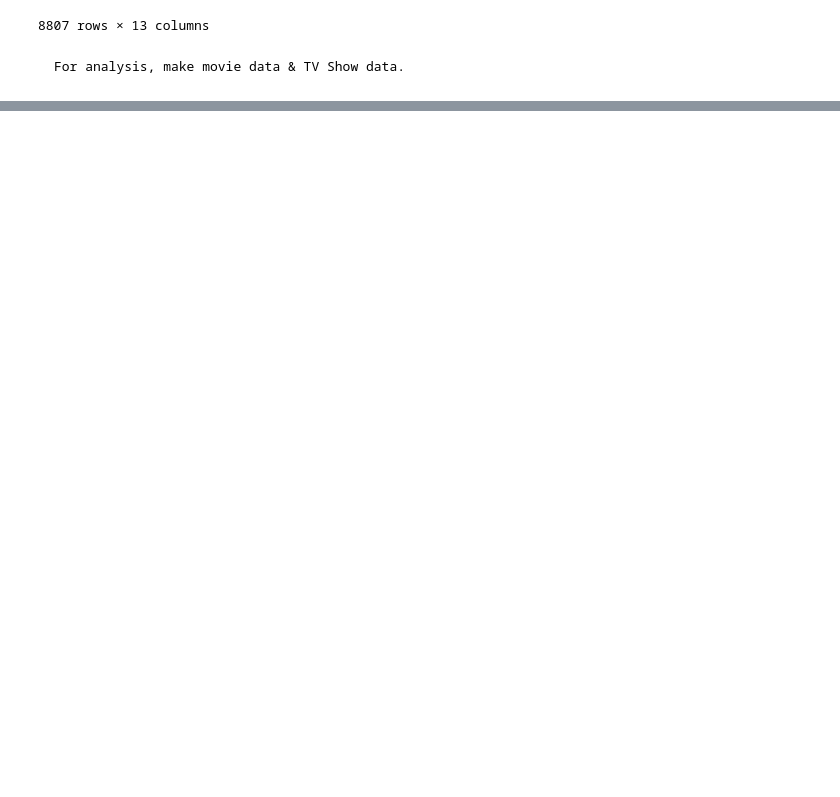
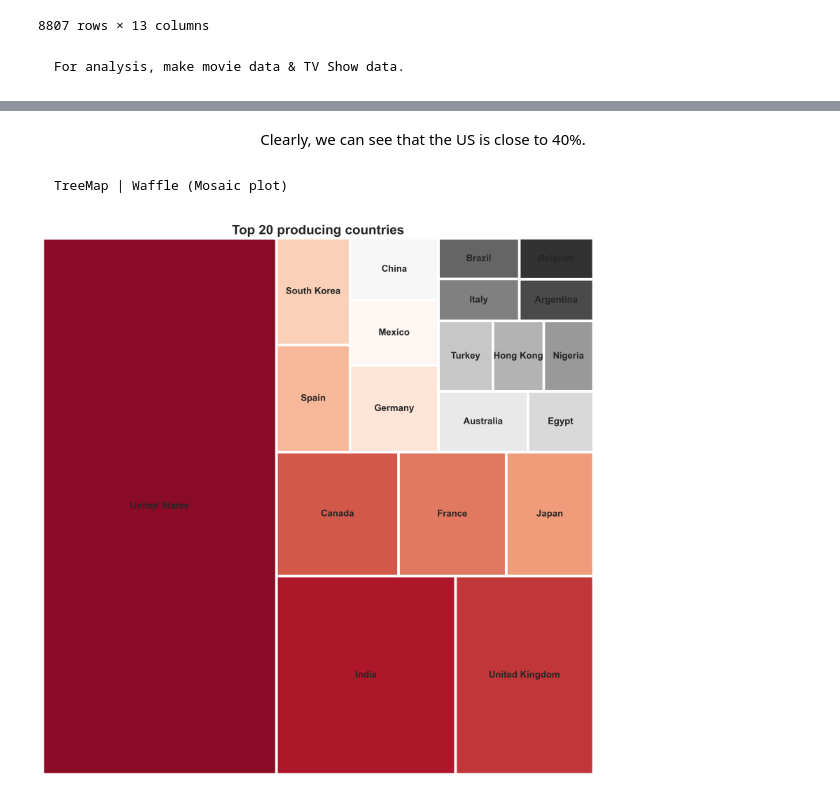
Before and after one commit to Manojkc15/BigData, a Jupyter notebook: Story Telling with Data/storytelling_with_data.ipynb, the cells around one changed output, grey strips where cells are left out. Cells and saved outputs as stored; diff of their text form; code cells hidden in the pictures; blank space fills up the shorter version.

```diff
--- a/Story Telling with Data/storytelling_with_data.ipynb
+++ b/Story Telling with Data/storytelling_with_data.ipynb
@@ -121,0 +278,26 @@ data
+# %% [markdown]
+<center>Clearly, we can see that the US is close to 40%.</center>
+# %% [markdown]
+    TreeMap | Waffle (Mosaic plot)
+# %%
+import squarify
+
+y = top20_country
+fig = plt.figure(figsize=(15, 15))
+squarify.plot(
+    sizes=y.values,
+    label=y.index,
+    color=sns.color_palette("RdGy", n_colors=20),
+    linewidth=4,
+    text_kwargs={"fontsize": 14, "fontweight": "bold"},
+)
+plt.title(
+    "Top 20 producing countries",
+    position=(0.5, 1.0 + 0.03),
+    fontsize=20,
+    fontweight="bold",
+)
+plt.axis("off")
+plt.show()
+# %% [output]
+[figure, added]
```
Also changed, not shown: parts of 32 cells of this notebook.
